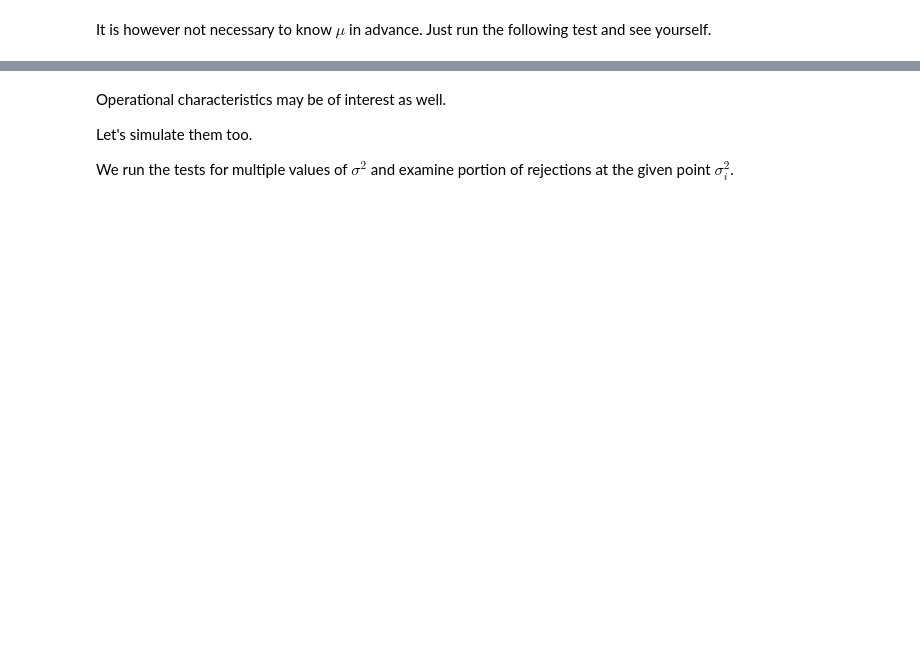
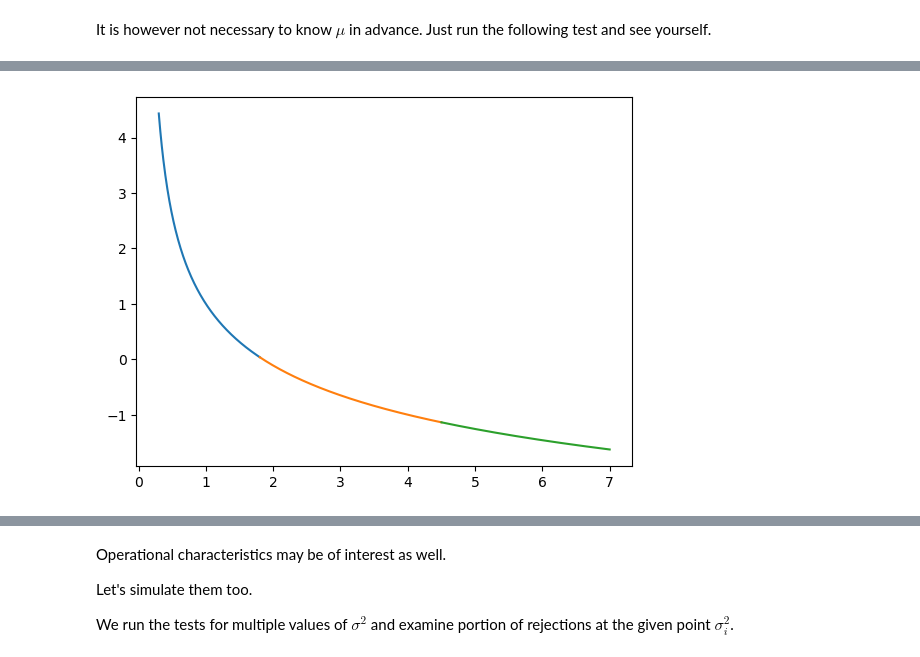
Before and after one commit to PrinceOfCzechia/sequential-test-sim, a Jupyter notebook: notebook2.ipynb, the cells around one changed output, grey strips where cells are left out. Cells and saved outputs as stored; diff of their text form; code cells hidden in the pictures; blank space fills up the shorter version.

```diff
--- a/notebook2.ipynb
+++ b/notebook2.ipynb
@@ -329,0 +342,30 @@ plt.show()
+# %%
+def equation_h(h, sigma, sigma0, sigma1):
+    return sigma - (1 - (sigma0 / sigma1)**h) / ((1/sigma0 - 1/sigma1) * h)
+
+arr_h_low = np.empty( 200 )
+arr_h_mid = np.empty( 200 )
+arr_h_hi = np.empty( 200 )
+arr_sigma_low = np.linspace( 0.3, 1.8, 200 )
+arr_sigma_mid = np.linspace( 1.8, 4.5, 200 )
+arr_sigma_hi = np.linspace( 4.5, 7.0, 200 )
+
+sigma =  4
+sigma0 =  1.0
+sigma1 =  4.0
+
+h_init_low = 0.5
+h_init_mid = -0.1
+h_init_hi = -1.0
+
+for i in range( 200 ):
+    arr_h_low[ i ] = fsolve( equation_h, h_init_low, args=( arr_sigma_low[ i ], sigma0, sigma1 ) )
+    arr_h_mid[ i ] = fsolve( equation_h, h_init_mid, args=( arr_sigma_mid[ i ], sigma0, sigma1 ) )
+    arr_h_hi[ i ] = fsolve( equation_h, h_init_hi, args=( arr_sigma_hi[ i ], sigma0, sigma1 ) )
+
+plt.plot( arr_sigma_low, arr_h_low )
+plt.plot( arr_sigma_mid, arr_h_mid )
+plt.plot( arr_sigma_hi, arr_h_hi )
+plt.show()
+# %% [output]
+[figure, added]
```
Also changed, not shown: parts of 19 cells of this notebook.
